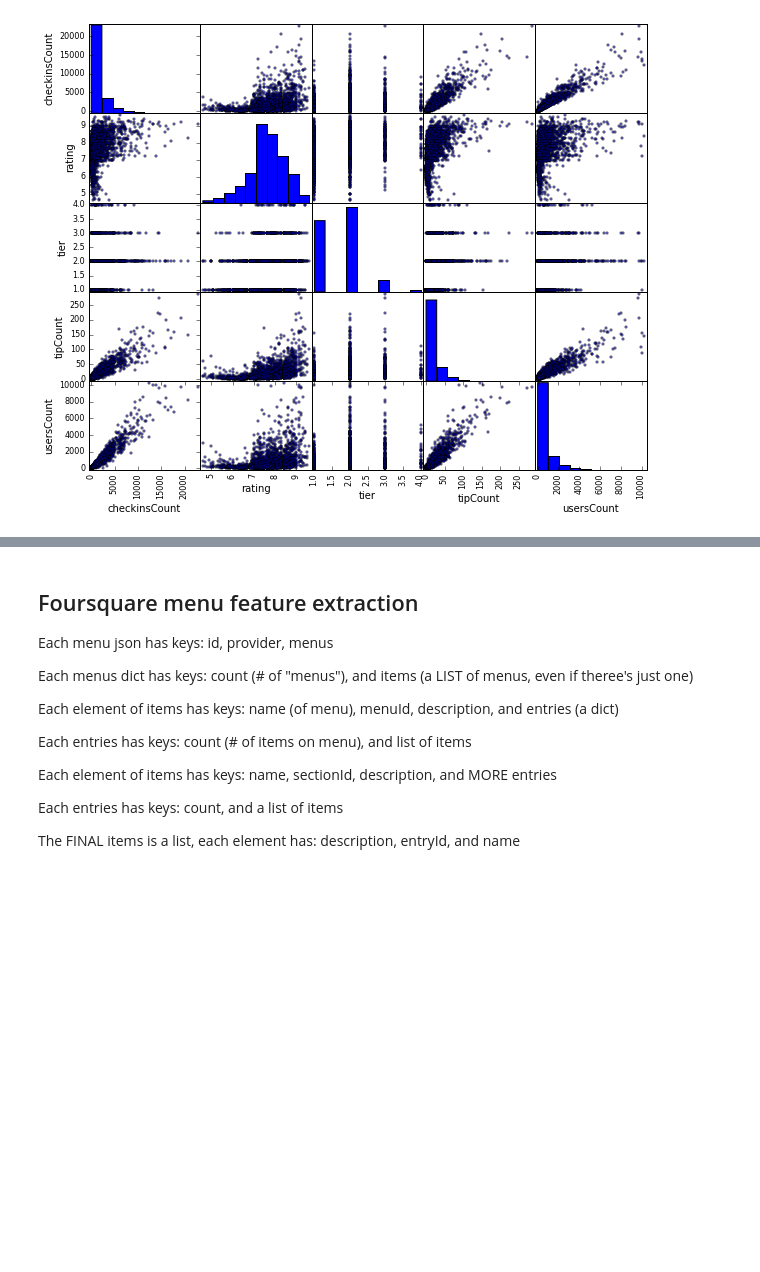
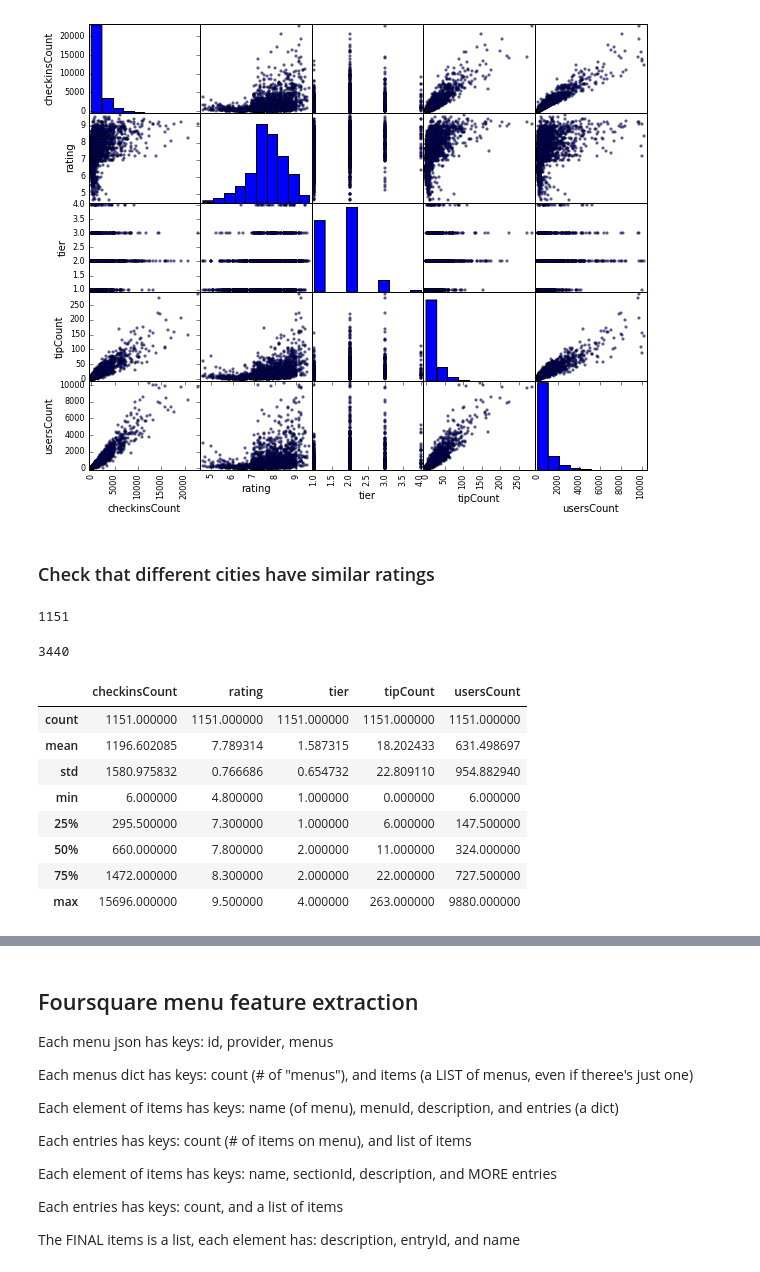
Before and after one commit to map222/Kibbeh, a Jupyter notebook: notebooks/ML working notebook.ipynb, the cells around one changed output, grey strips where cells are left out. Saved outputs shown, nothing was run; the diff lists cells and outputs as text; code cells hidden in the pictures; blank space fills up the shorter version.

```diff
--- a/notebooks/ML working notebook.ipynb
+++ b/notebooks/ML working notebook.ipynb
@@ -26 +26,10 @@ working_dir = 'C:\\Users\\Chauncey\\Documents\\GitHub\\Kibbeh'
 seattle_zips = pd.read_csv(working_dir + '\\seattle_zips.csv')['Zip'].values
+# %%
+# load foursquare restaurants and ratings
+with open('seattle_fs_restaurant_list.json', 'r') as json_file:
+    seattle_top_restos = json.load( json_file)
+with open('portland_fs_restaurant_list.json', 'r') as json_file:
+    portland_top_restos = json.load( json_file)
+fs_top_restos = seattle_top_restos
+fs_top_restos.extend(portland_top_restos)
+len(fs_top_restos)
@@ -103,3 +110,30 @@ fig, fs_ax = plt.subplots(1, figsize=[10, 8]);
 pd.scatter_matrix(fs_resto_df, ax=fs_ax);
 # %% [output]
 [figure]
+# %% [markdown]
+### Check that different cities have similar ratings
+# %%
+portland_restos_rated = [x for x in portland_top_restos if 'rating' in x['venue'].keys()]
+len(portland_restos_rated)
+# %% [output]
+1151
+# %%
+seattle_restos_rated = [x for x in seattle_top_restos if 'rating' in x['venue'].keys()]
+len(seattle_restos_rated)
+# %% [output]
+3440
+# %%
+importlib.reload(feature_extract_resto)
+portland_resto_df = feature_extract_resto.feature_extract_fs_list(portland_restos_rated)
+portland_resto_df.drop_duplicates(inplace=True)
+portland_resto_df.describe()
+# %% [output]
+|  | checkinsCount | rating | tier | tipCount | usersCount |
+| count | 1151.000000 | 1151.000000 | 1151.000000 | 1151.000000 | 1151.000000 |
+| mean | 1196.602085 | 7.789314 | 1.587315 | 18.202433 | 631.498697 |
+| std | 1580.975832 | 0.766686 | 0.654732 | 22.809110 | 954.882940 |
+| min | 6.000000 | 4.800000 | 1.000000 | 0.000000 | 6.000000 |
+| 25% | 295.500000 | 7.300000 | 1.000000 | 6.000000 | 147.500000 |
+| 50% | 660.000000 | 7.800000 | 2.000000 | 11.000000 | 324.000000 |
+| 75% | 1472.000000 | 8.300000 | 2.000000 | 22.000000 | 727.500000 |
+| max | 15696.000000 | 9.500000 | 4.000000 | 263.000000 | 9880.000000 |
```
Also changed, not shown: parts of 47 cells of this notebook, 18 other files.
